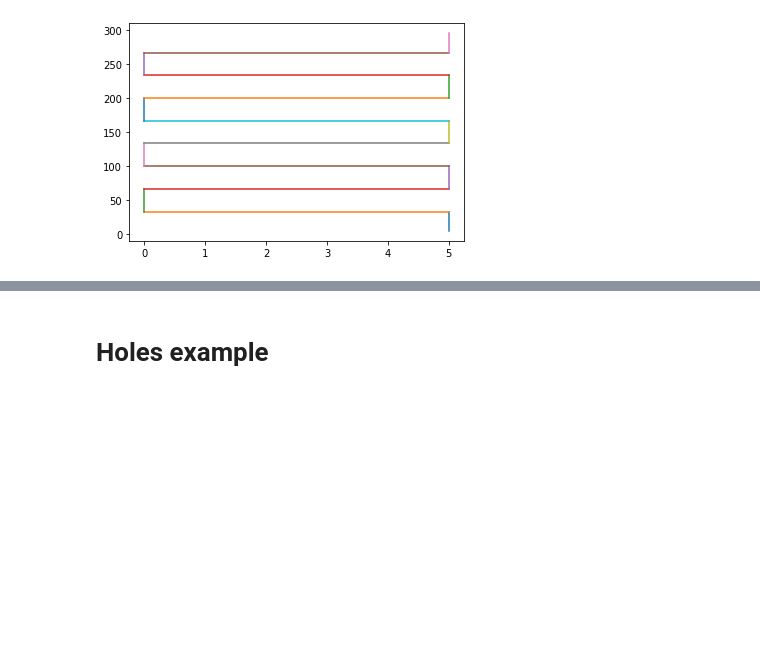
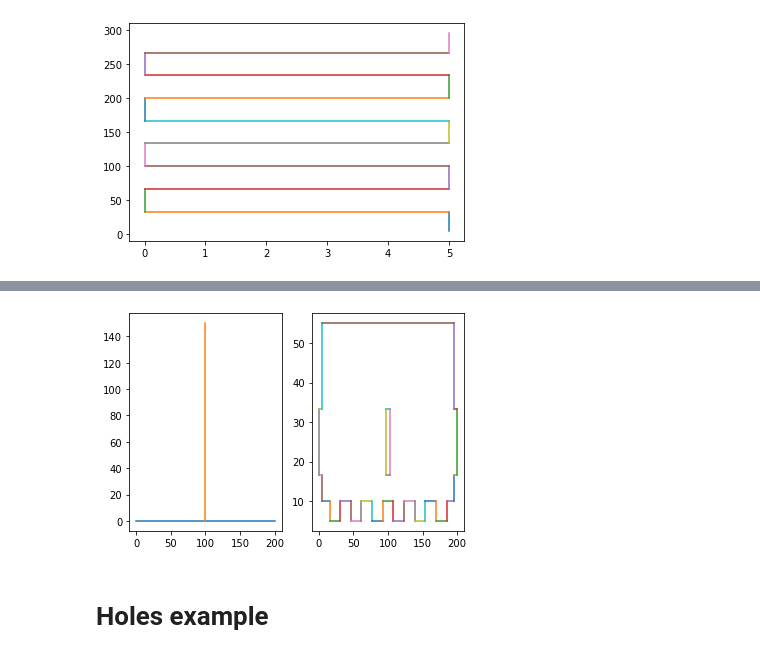
Before and after one commit to dangraf/box_generator, a Jupyter notebook: 01_generator.ipynb, the cells around one changed output, grey strips where cells are left out. Saved outputs shown, nothing was run; the diff lists cells and outputs as text; code cells hidden in the pictures; blank space fills up the shorter version.

```diff
--- a/01_generator.ipynb
+++ b/01_generator.ipynb
@@ -193,3 +318,19 @@ class Side2:
+# %%
+line1 = np.array([0,0, 200, 0,])
+line2 = np.array([100,0, 100, 150])
+
+plt.figure()
+plt.subplot(1,2,1)
+plot_lines(np.array([line1, line2]))
+
+s1 = Side2(line1, 50)
+s2 = Side2(line2, 50)
+s1.generate_inner_wall( 15,5)
+s1.add_inner_walls(s2, 15,5)
+plt.subplot(1,2,2)
+s1.plot()
+# %% [output]
+[figure, added]
 # %% [markdown]
 # Holes example
 # %%
```
Also changed, not shown: parts of 17 cells of this notebook.
